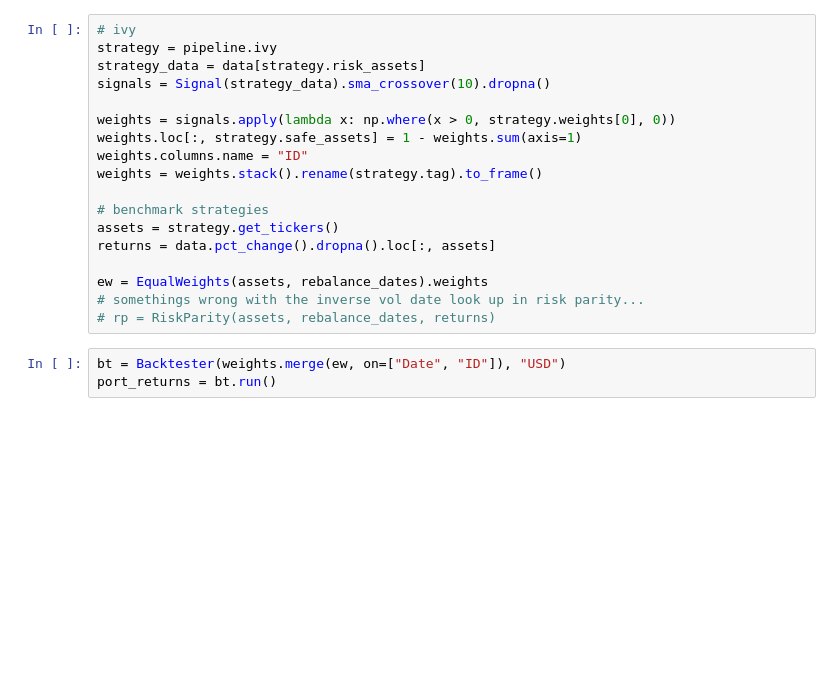
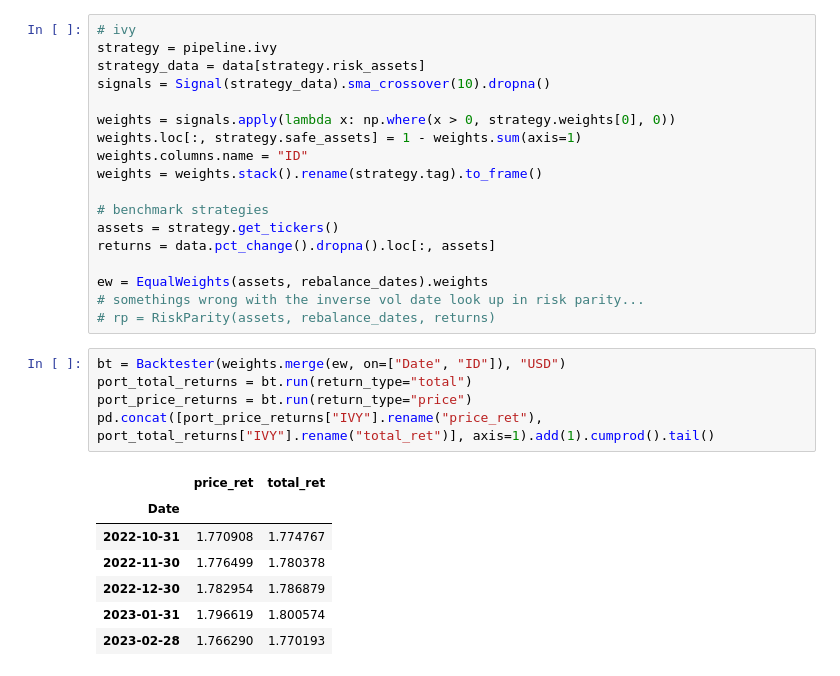
Before and after one commit to oronimbus/tactical-asset-allocation, a Jupyter notebook: notebooks/test.ipynb, the cells around one changed output. Saved outputs shown, nothing was run; the diff lists cells and outputs as text; blank space fills up the shorter version.

```diff
--- a/notebooks/test.ipynb
+++ b/notebooks/test.ipynb
@@ -40,7 +41,17 @@ ew = EqualWeights(assets, rebalance_dates).weights
 # rp = RiskParity(assets, rebalance_dates, returns)
 # %%
 bt = Backtester(weights.merge(ew, on=["Date", "ID"]), "USD")
-port_returns = bt.run()
+port_total_returns = bt.run(return_type="total")
+port_price_returns = bt.run(return_type="price")
+pd.concat([port_price_returns["IVY"].rename("price_ret"), port_total_returns["IVY"].rename("total_ret")], axis=1).add(1).cumprod().tail()
+# %% [output]
+|  | price_ret | total_ret |
+| Date |  |  |
+| 2022-10-31 | 1.770908 | 1.774767 |
+| 2022-11-30 | 1.776499 | 1.780378 |
+| 2022-12-30 | 1.782954 | 1.786879 |
+| 2023-01-31 | 1.796619 | 1.800574 |
+| 2023-02-28 | 1.766290 | 1.770193 |
 # %%
 port_returns.add(1).cumprod().plot();
 # %% [output]
```
Also changed, not shown: parts of 3 cells of this notebook, 2 other files.
